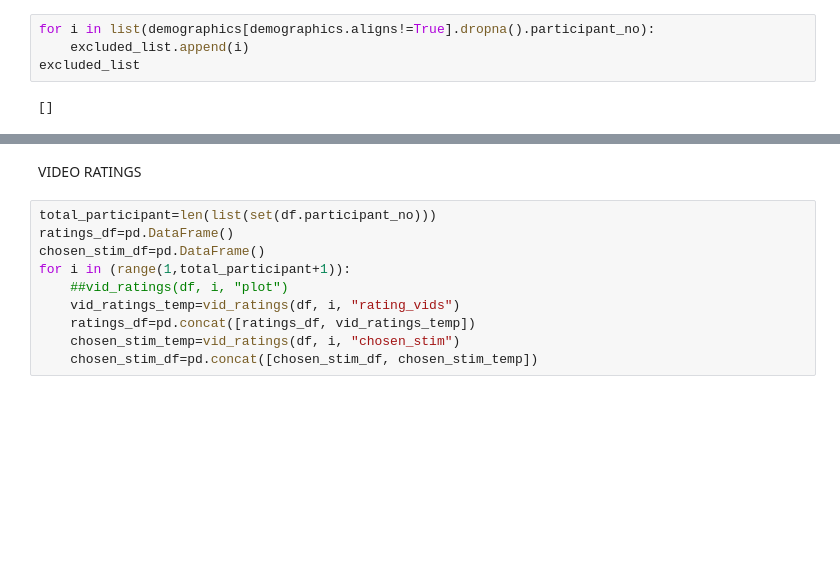
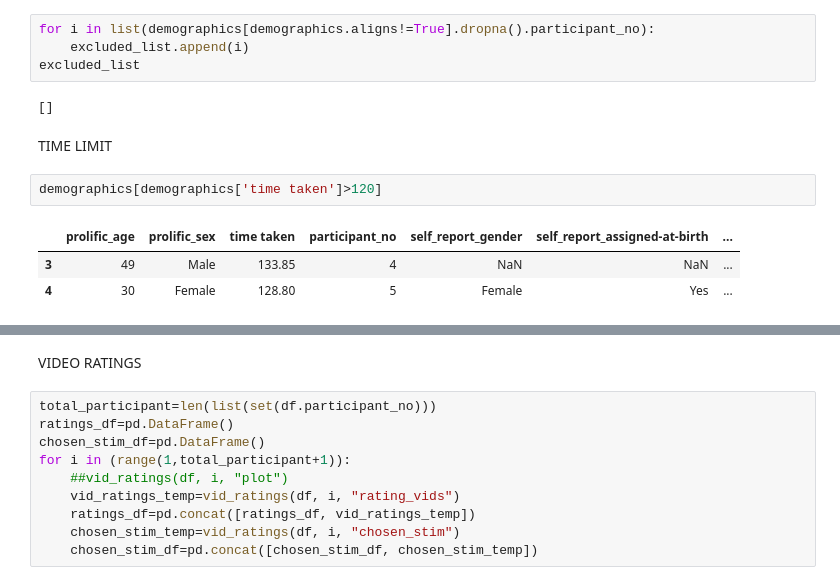
Before and after one commit to emilybagley/disgust_reversal_learning-pilot, a Jupyter notebook: 1_create_clean_dataframes.ipynb, the cells around one changed output, grey strips where cells are left out. Cells and saved outputs as stored; diff of their text form; blank space fills up the shorter version.

```diff
--- a/1_create_clean_dataframes.ipynb
+++ b/1_create_clean_dataframes.ipynb
@@ -68,3 +71,11 @@ for i in list(demographics[demographics.aligns!=True].dropna().participant_no):
 excluded_list
 # %% [output]
 []
+# %% [markdown]
+TIME LIMIT
+# %%
+demographics[demographics['time taken']>120]
+# %% [output]
+|  | prolific_age | prolific_sex | time taken | participant_no | self_report_gender | self_report_assigned-at-birth | ... |
+| 3 | 49 | Male | 133.85 | 4 | NaN | NaN | ... |
+| 4 | 30 | Female | 128.80 | 5 | Female | Yes | ... |
```
Also changed, not shown: parts of 14 cells of this notebook, 7 other files.
